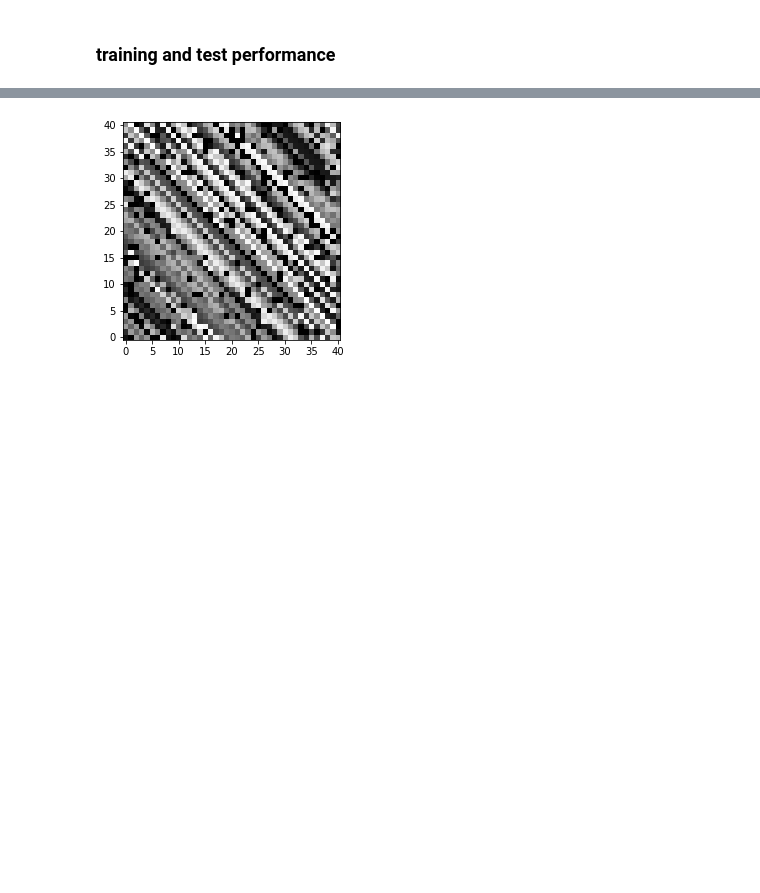
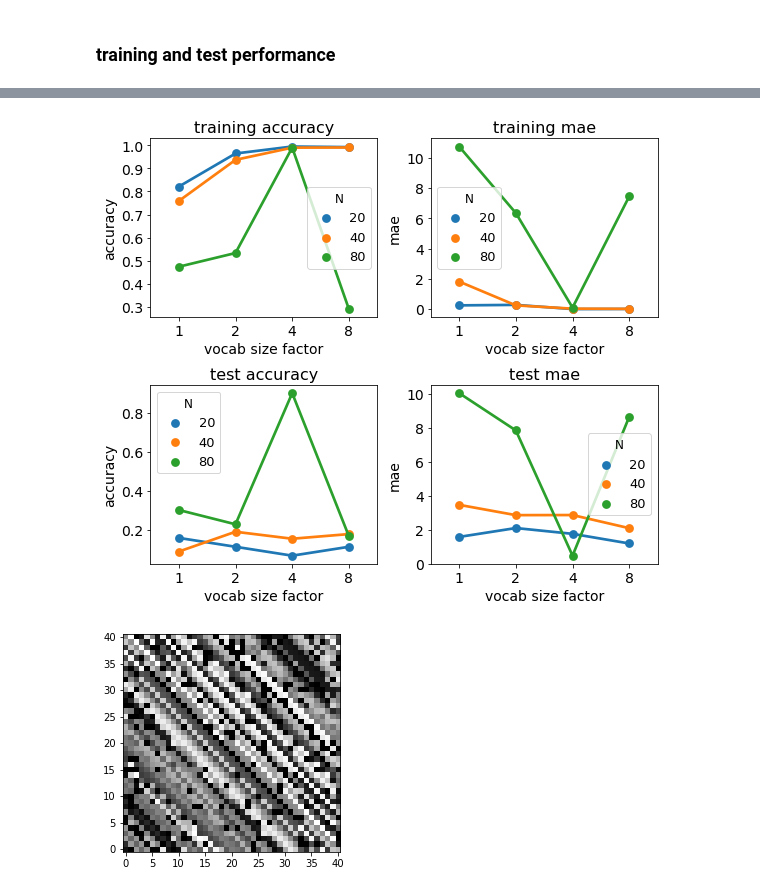
Before and after one commit to XeniaOhmer/summation_game, a Jupyter notebook: analysis.ipynb, the cells around one changed output, grey strips where cells are left out. Cells and saved outputs as stored; diff of their text form; code cells hidden in the pictures; blank space fills up the shorter version.

```diff
--- a/analysis.ipynb
+++ b/analysis.ipynb
@@ -54,3 +61,19 @@ performance
+# %%
+plt.figure(figsize=(8,7))
+for i in range(4):
+    y = ['train_acc', 'train_mae', 'test_acc', 'test_mae'][i]
+    plt.subplot(2, 2, i+1)
+    sns.pointplot(x='factor', hue='N', y=y, data=performance)
+    plt.ylabel(['accuracy', 'mae', 'accuracy', 'mae'][i], fontsize=14)
+    plt.xlabel('vocab size factor', fontsize=14)
+    plt.title(['training accuracy', 'training mae', 'test accuracy', 'test mae'][i], fontsize=16)
+    plt.xticks(fontsize=14)
+    plt.yticks(fontsize=14)
+    l = plt.legend(fontsize=13, title='N')
+    l.get_title().set_fontsize(fontsize='large')
+plt.tight_layout()
+# %% [output]
+[figure, added]
 # %%
 plot_symbol_per_input(logs)
 # %% [output]
```
Also changed, not shown: parts of 3 cells of this notebook.
